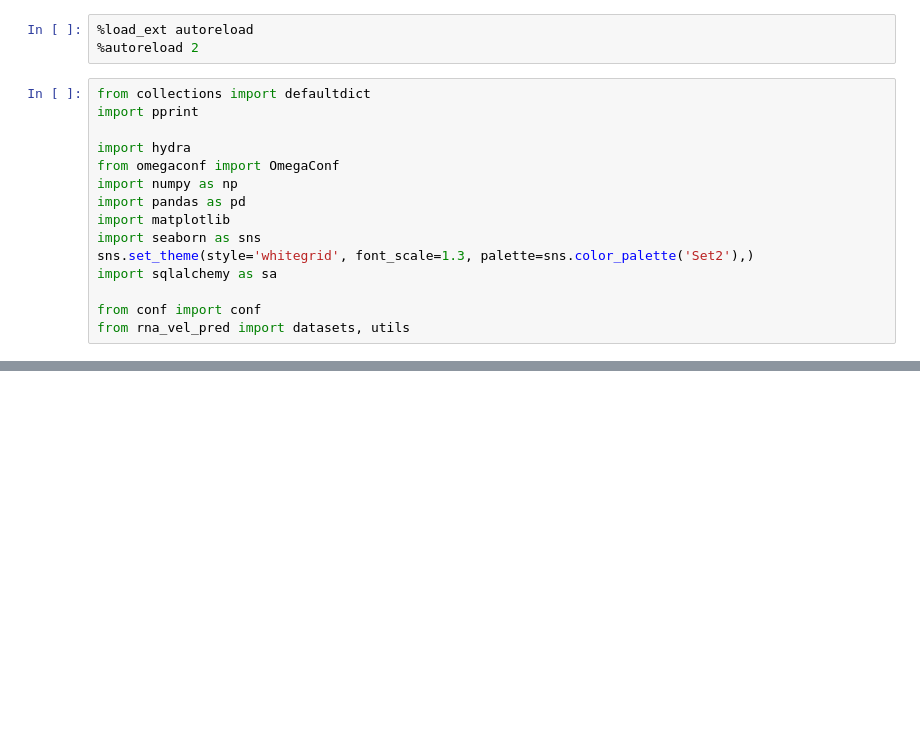
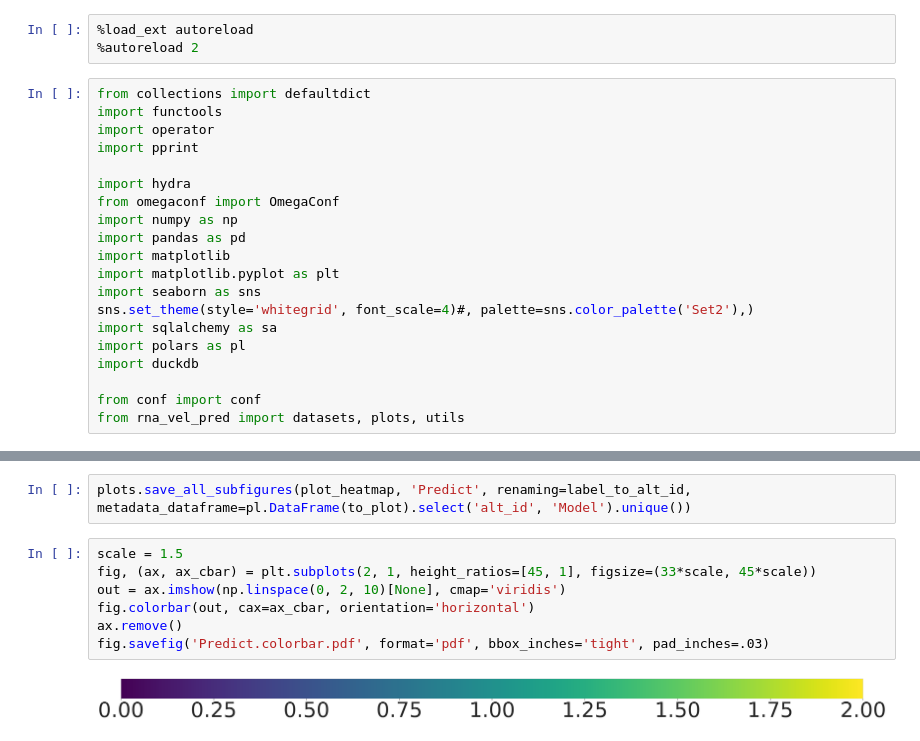
Before and after one commit to Paytonco/velocityPrediction, a Jupyter notebook: notebooks/predict.ipynb, the cells around one changed output, grey strips where cells are left out. Drawn from its saved outputs; the diff is of its cells as text; blank space fills up the shorter version.

```diff
--- a/notebooks/predict.ipynb
+++ b/notebooks/predict.ipynb
@@ -3,6 +3,8 @@
 %autoreload 2
 # %%
 from collections import defaultdict
+import functools
+import operator
 import pprint
 
 import hydra
@@ -10,9 +12,12 @@ from omegaconf import OmegaConf
 import numpy as np
 import pandas as pd
 import matplotlib
+import matplotlib.pyplot as plt
 import seaborn as sns
-sns.set_theme(style='whitegrid', font_scale=1.3, palette=sns.color_palette('Set2'),)
+sns.set_theme(style='whitegrid', font_scale=4)#, palette=sns.color_palette('Set2'),)
 import sqlalchemy as sa
+import polars as pl
+import duckdb
 
 from conf import conf
-from rna_vel_pred import datasets, utils
+from rna_vel_pred import datasets, plots, utils
@@ -109,0 +270,11 @@ plot = (
+# %%
+plots.save_all_subfigures(plot_heatmap, 'Predict', renaming=label_to_alt_id, metadata_dataframe=pl.DataFrame(to_plot).select('alt_id', 'Model').unique())
+# %%
+scale = 1.5
+fig, (ax, ax_cbar) = plt.subplots(2, 1, height_ratios=[45, 1], figsize=(33*scale, 45*scale))
+out = ax.imshow(np.linspace(0, 2, 10)[None], cmap='viridis')
+fig.colorbar(out, cax=ax_cbar, orientation='horizontal')
+ax.remove()
+fig.savefig('Predict.colorbar.pdf', format='pdf', bbox_inches='tight', pad_inches=.03)
+# %% [output]
+[figure, added]
```
Also changed, not shown: parts of 26 cells of this notebook.
